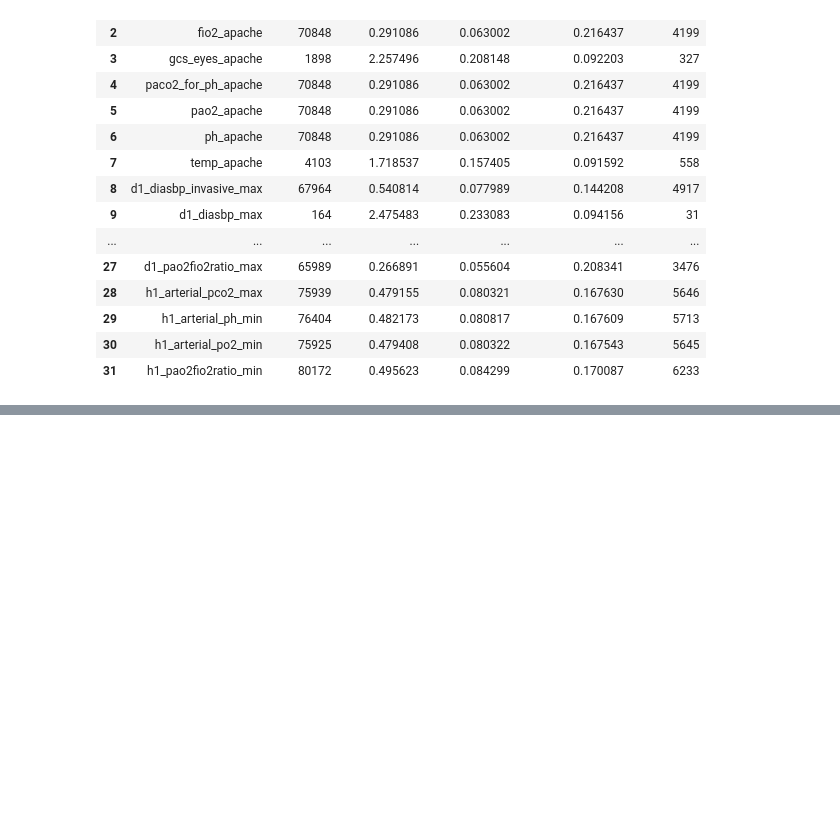
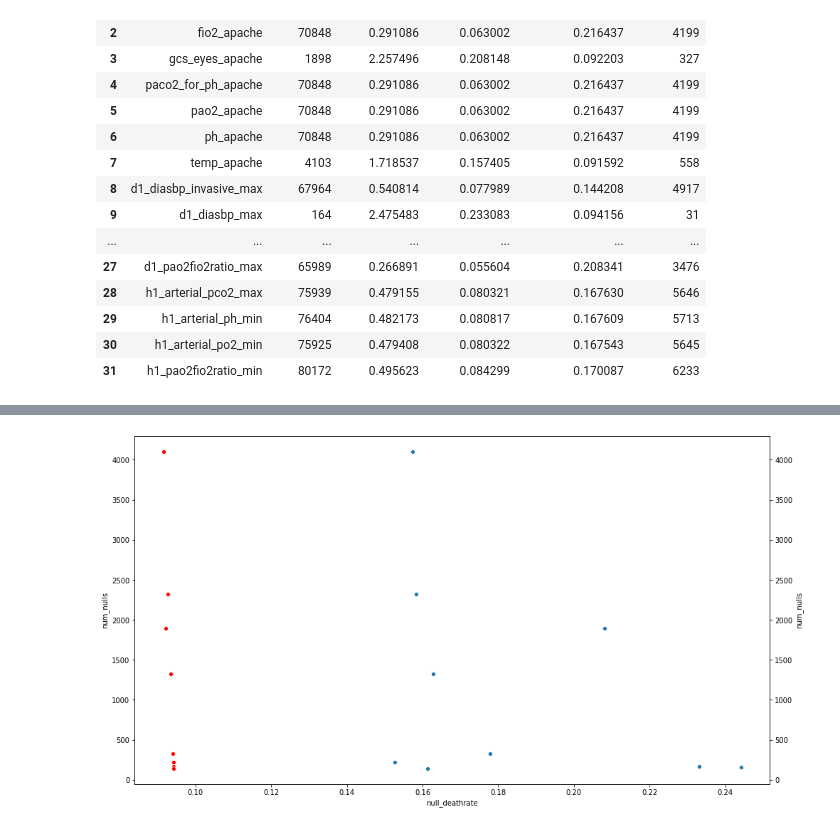
Before and after one commit to curie-capstone/predicting-patient-outcomes, a Jupyter notebook: chase/Untitled.ipynb, the cells around one changed output, grey strips where cells are left out. Cells and saved outputs as stored; diff of their text form; code cells hidden in the pictures; blank space fills up the shorter version.

```diff
--- a/chase/Untitled.ipynb
+++ b/chase/Untitled.ipynb
@@ -376,0 +406,9 @@ NameError: name 'table' is not defined
+# %%
+a4_dims = (16, 9)
+fig, ax = plt.subplots(figsize=a4_dims)
+sns.scatterplot(x='null_deathrate', y='num_nulls', data=df2, ax=ax)
+ax2 = ax.twinx()
+sns.scatterplot(x='not_null_deathrate', y='num_nulls', data=df2, ax=ax2, color='r')
+plt.show()
+# %% [output]
+[figure, added]
```
Also changed, not shown: parts of 26 cells of this notebook.
